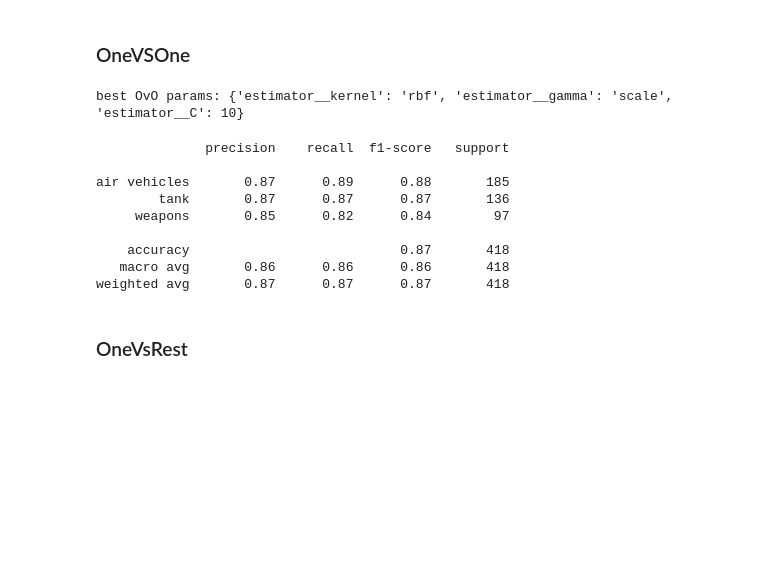
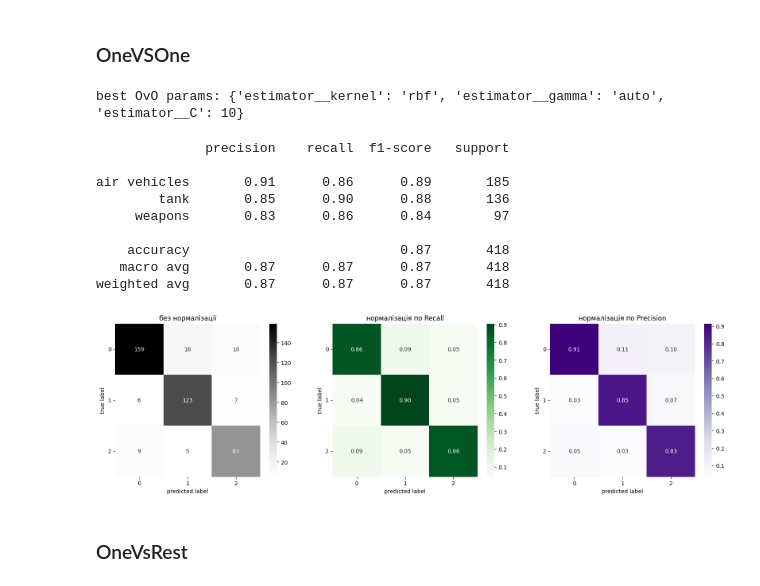
Before and after one commit to TetianaSoroka/kr_sounds_classifier, a Jupyter notebook: project/mn.ipynb, the cells around one changed output. Drawn from its saved outputs; the diff is of its cells as text; code cells hidden in the pictures; blank space fills up the shorter version.

Commit message:
plus class weighted for svm

```diff
--- a/project/mn.ipynb
+++ b/project/mn.ipynb
@@ -263,7 +308,7 @@ memory usage: 548.4 KB
 # %% [markdown]
 ### OneVSOne
 # %%
-ovo = OneVsOneClassifier(SVC(random_state=90))
+ovo = OneVsOneClassifier(SVC(class_weight='balanced', random_state=90))
 
 param_random_ovo = {
     "estimator__C": [0.1, 1, 10],
@@ -275,7 +320,7 @@ random_ovo = RandomizedSearchCV(ovo, param_random_ovo, cv=10, random_state=90, n
 random_ovo.fit(X_train, y_train)
 print("best OvO params:", random_ovo.best_params_)
 # %% [output]
-best OvO params: {'estimator__kernel': 'rbf', 'estimator__gamma': 'scale', 'estimator__C': 10}
+best OvO params: {'estimator__kernel': 'rbf', 'estimator__gamma': 'auto', 'estimator__C': 10}
 # %%
 best_ovo = random_ovo.best_estimator_
 # %%
@@ -285,13 +330,17 @@ print(classification_report(y_test, y_pred_ovo))
 # %% [output]
               precision    recall  f1-score   support
 
-air vehicles       0.87      0.89      0.88       185
-        tank       0.87      0.87      0.87       136
-     weapons       0.85      0.82      0.84        97
+air vehicles       0.91      0.86      0.89       185
+        tank       0.85      0.90      0.88       136
+     weapons       0.83      0.86      0.84        97
 
     accuracy                           0.87       418
-   macro avg       0.86      0.86      0.86       418
+   macro avg       0.87      0.87      0.87       418
 weighted avg       0.87      0.87      0.87       418
+# %%
+plot_cm(random_ovo.best_estimator_, X_test, y_test)
+# %% [output]
+[figure, added]
 # %% [markdown]
 ### OneVsRest
 # %%
```
Also changed, not shown: parts of 8 cells of this notebook.
